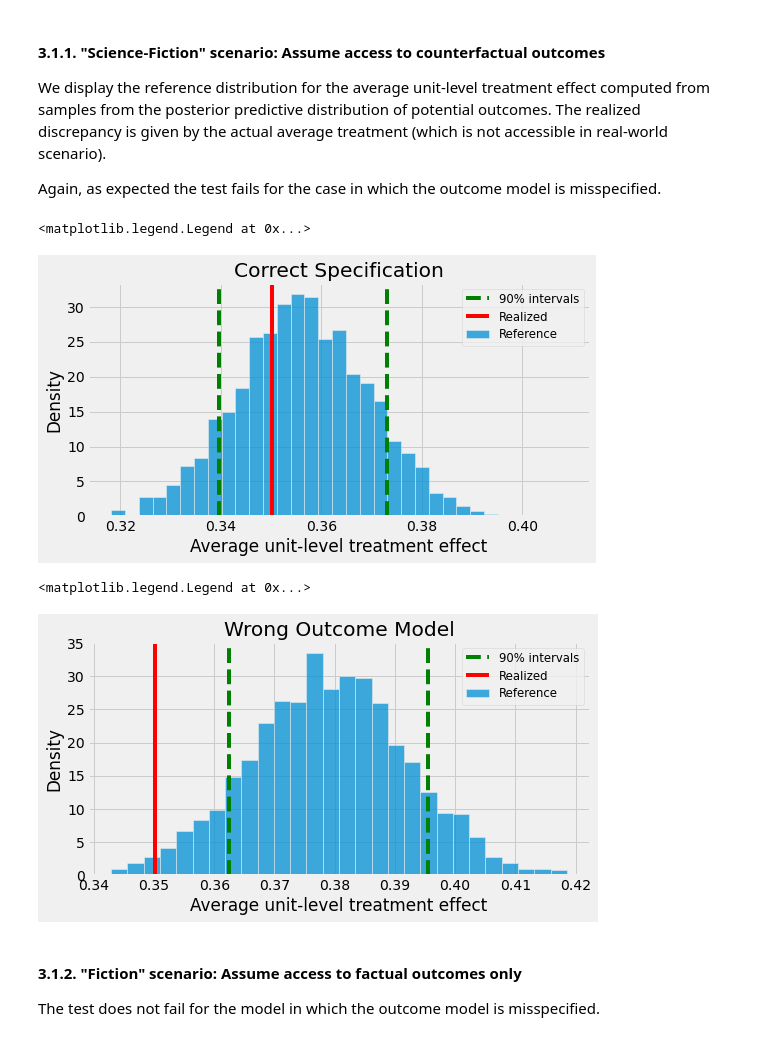
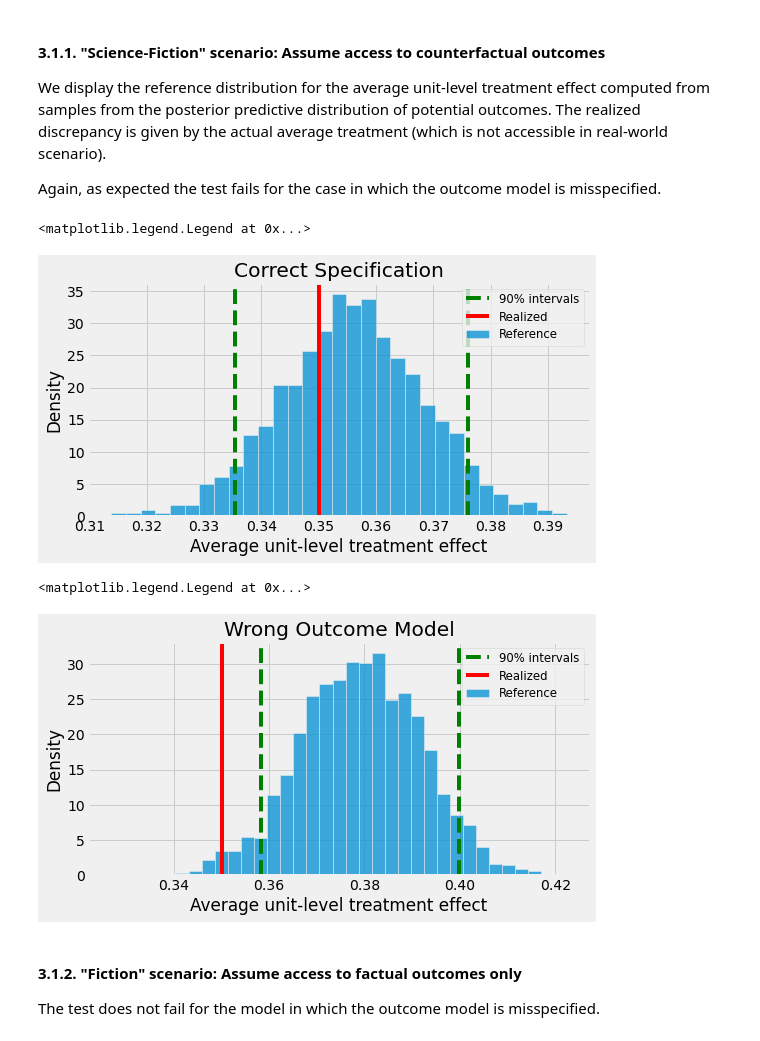
Before and after one commit to leoguelman/MCBCI, a Jupyter notebook: notebooks/simulations.ipynb, the cells around one changed output. Saved outputs shown, nothing was run; the diff lists cells and outputs as text; code cells hidden in the pictures.

Commit message:
Fix intervals to 90%

```diff
--- a/notebooks/simulations.ipynb
+++ b/notebooks/simulations.ipynb
@@ -185,32 +184,32 @@ Again, as expected the test fails for the case in which the outcome model is mis
 # %%
 #Reference distribution for unit-level treatment effect
 p = sns.histplot(data=np.mean(samples_a['tau_unit'], axis=1), stat="density",
                  label="Reference")
 p.set(xlabel='Average unit-level treatment effect', title='Correct Specification')
-plt.axvline(np.quantile(np.mean(samples_a['tau_unit'], axis=1), .1),
+plt.axvline(np.quantile(np.mean(samples_a['tau_unit'], axis=1), .05),
             color='g', linestyle='--', label='90% intervals')
-plt.axvline(np.quantile(np.mean(samples_a['tau_unit'], axis=1), .9),
+plt.axvline(np.quantile(np.mean(samples_a['tau_unit'], axis=1), .95),
             color='g', linestyle='--')
 
 # Realized discrepancy for unit-level treatment effect
 plt.axvline(np.mean(data.df.tau_unit.values), color='r', label='Realized')
 plt.legend(loc="upper right", fontsize='small')
 # %% [output]
 <matplotlib.legend.Legend at 0x...>
-[figure, old version]
+[figure, new version]
 # %%
 samples_b = fit_b.extract(permuted=True) # misspecified outcome model
 #Reference distribution for unit-level treatment effect
 p = sns.histplot(data=np.mean(samples_b['tau_unit'], axis=1), stat="density", label="Reference")
 p.set(xlabel='Average unit-level treatment effect', title='Wrong Outcome Model')
-plt.axvline(np.quantile(np.mean(samples_b['tau_unit'], axis=1), .1), color='g', linestyle='--', label='90% intervals')
-plt.axvline(np.quantile(np.mean(samples_b['tau_unit'], axis=1), .9), color='g', linestyle='--')
+plt.axvline(np.quantile(np.mean(samples_b['tau_unit'], axis=1), .05), color='g', linestyle='--', label='90% intervals')
+plt.axvline(np.quantile(np.mean(samples_b['tau_unit'], axis=1), .95), color='g', linestyle='--')
 # Realized discrepancy for unit-level treatment effect
 plt.axvline(np.mean(data.df.tau_unit.values), color='r', label='Realized')
 plt.legend(loc="upper right", fontsize='small')
 # %% [output]
 <matplotlib.legend.Legend at 0x...>
-[figure, old version]
+[figure, new version]
 # %% [markdown]
 #### 3.1.2. "Fiction" scenario: Assume access to factual outcomes only
 
```
Also changed, not shown: parts of 4 cells of this notebook.
